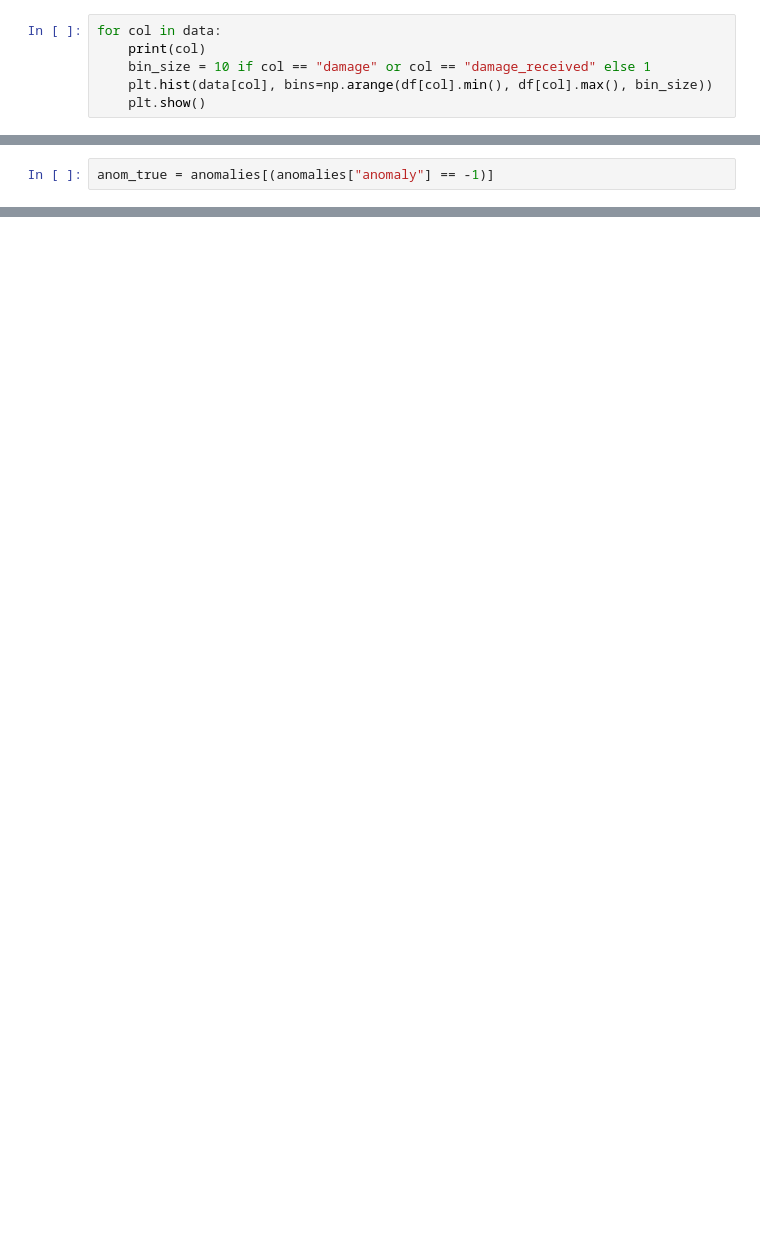
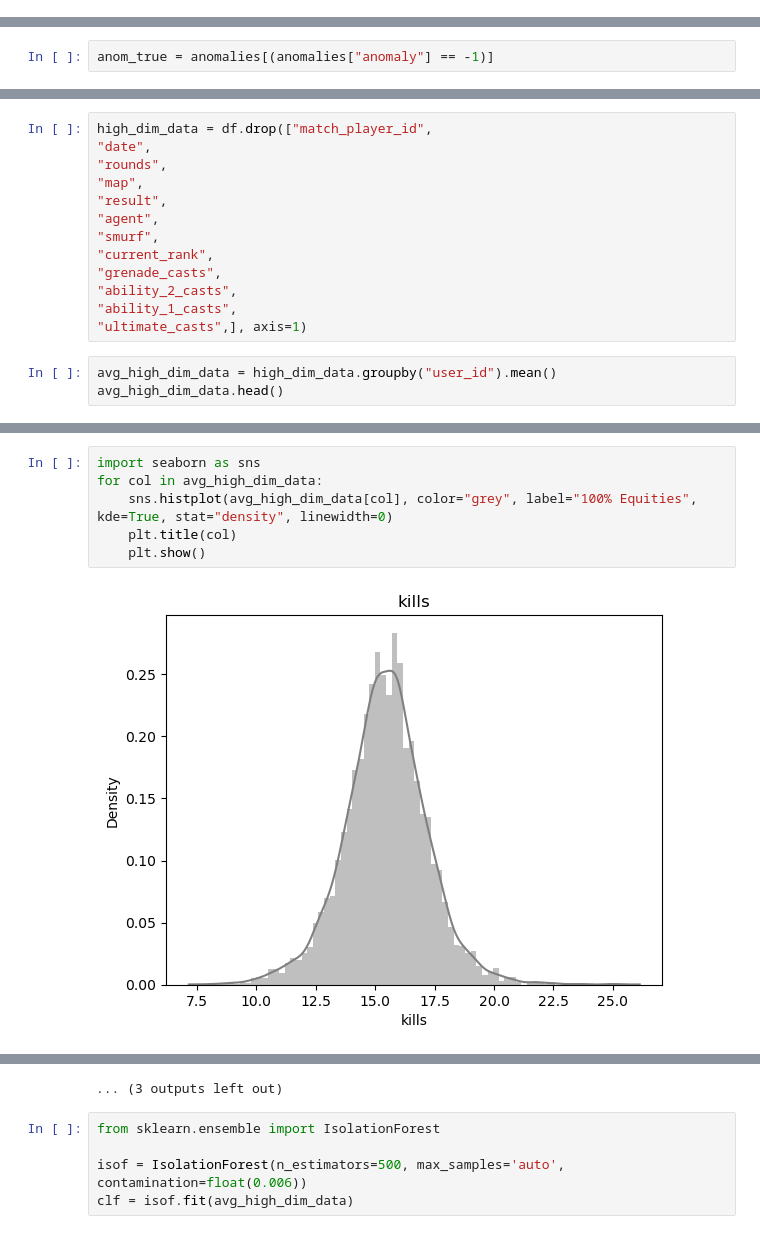
Before and after one commit to alecrmeyer/valmine, a Jupyter notebook: Analysis/SmurfAnomalyDetection.ipynb, the cells around one changed output, grey strips where cells are left out. Saved outputs shown, nothing was run; the diff lists cells and outputs as text; blank space fills up the shorter version.

```diff
--- a/Analysis/SmurfAnomalyDetection.ipynb
+++ b/Analysis/SmurfAnomalyDetection.ipynb
@@ -53,9 +50,3 @@ data = data.drop(["grenade_casts",
 "ability_1_casts",
 "ultimate_casts"
 ], axis=1)
-# %%
-for col in data:
-    print(col)
-    bin_size = 10 if col == "damage" or col == "damage_received" else 1
-    plt.hist(data[col], bins=np.arange(df[col].min(), df[col].max(), bin_size))
-    plt.show()
@@ -270,0 +117,16 @@ anomalies
+# %%
+high_dim_data = df.drop(["match_player_id",
+"date",
+"rounds",
+"map",
+"result",
+"agent",
+"smurf",
+"current_rank",
+"grenade_casts",
+"ability_2_casts",
+"ability_1_casts",
+"ultimate_casts",], axis=1)
+# %%
+avg_high_dim_data = high_dim_data.groupby("user_id").mean()
+avg_high_dim_data.head()
@@ -270,0 +141,8 @@ anomalies
+# %%
+import seaborn as sns
+for col in avg_high_dim_data:
+    sns.histplot(avg_high_dim_data[col], color="grey", label="100% Equities", kde=True, stat="density", linewidth=0)
+    plt.title(col)
+    plt.show()
+# %% [output]
+[figure, added]
@@ -270,0 +160,6 @@ anomalies
+... (3 outputs left out)
+# %%
+from sklearn.ensemble import IsolationForest
+
+isof = IsolationForest(n_estimators=500, max_samples='auto', contamination=float(0.006))
+clf = isof.fit(avg_high_dim_data)
```
Also changed, not shown: parts of 28 cells of this notebook.
